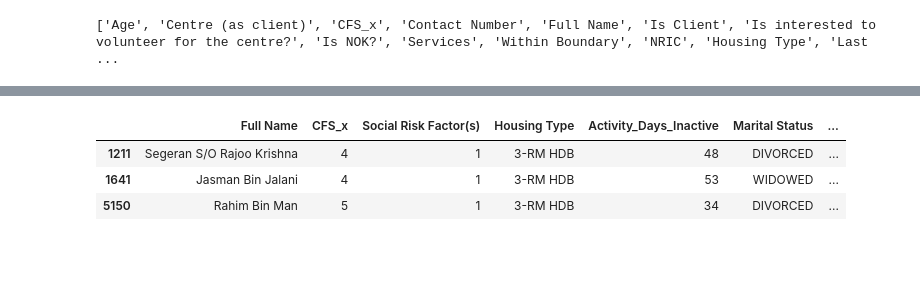
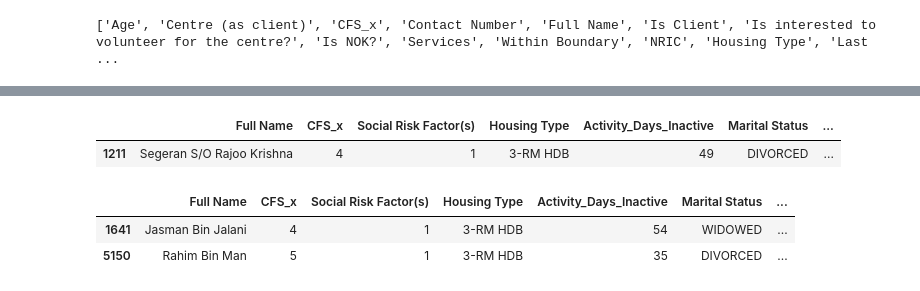
Before and after one commit to Subhitsha123/Algorithim, a Jupyter notebook: Tzu_Chi_data_Analytics.ipynb, the cells around one changed output, grey strips where cells are left out. Cells and saved outputs as stored; diff of their text form; code cells hidden in the pictures; blank space fills up the shorter version.

```diff
--- a/Tzu_Chi_data_Analytics.ipynb
+++ b/Tzu_Chi_data_Analytics.ipynb
@@ -56,7 +42,8 @@ final_df = pd.merge(
     last_session[['Phone', 'Activity_Days_Inactive']],
     left_on='Contact Number',
     right_on='Phone',
-    how='left'
+    how='left',
+    indicator=True
 )
 
 final_df['Activity_Days_Inactive'] = final_df['Activity_Days_Inactive'].fillna(999).astype(int)
@@ -206,3 +170,8 @@ def categorize_risk(row):
+# %%
+def compute_fall_risk(row):
+    fall1 = str(row.get('Fall Risk - Fallen in last 6 months', '')).strip().lower() == 'yes'
+    fall2 = str(row.get('Fall Risk - Unsteady or feel like falling', '')).strip().lower() == 'yes'
+    return fall1 or fall2
 # %%
 final_df['Risk Level'] = final_df.apply(categorize_risk, axis=1)
 # %%
@@ -228,6 +235,8 @@ df2
 print(final_df.columns.tolist())
 # %% [output]
 ['Age', 'Centre (as client)', 'CFS_x', 'Contact Number', 'Full Name', 'Is Client', 'Is interested to volunteer for the centre?', 'Is NOK?', 'Services', 'Within Boundary', 'NRIC', 'Housing Type', 'Last ...
+# %%
+final_df['fall_risk'] = final_df.apply(compute_fall_risk, axis=1)
 # %%
 columns_to_check = [
     'CFS_x',
@@ -276,14 +285,19 @@ relevant_columns = [
     'Degree of loneliness',
     'Has limited or no social interaction',
     'Instability of Conditions - conditions that make cognitive, ADL, mood or behaviour patterns unstable (fluctuating, precarious or deteriorating)',
+    'fall_risk',
     'Risk Level'
 ]
 
 display_df = final_df[relevant_columns]
+# %%
+display_df[display_df['Risk Level'] == 'R1']
+# %% [output]
+|  | Full Name | CFS_x | Social Risk Factor(s) | Housing Type | Activity_Days_Inactive | Marital Status | ... |
+| 1211 | Segeran S/O Rajoo Krishna | 4 | 1 | 3-RM HDB | 49 | DIVORCED | ... |
 # %%
-display_df[display_df['Risk Level'] == 'R2'].head()
+display_df[display_df['Risk Level'] == 'R2']
 # %% [output]
 |  | Full Name | CFS_x | Social Risk Factor(s) | Housing Type | Activity_Days_Inactive | Marital Status | ... |
-| 1211 | Segeran S/O Rajoo Krishna | 4 | 1 | 3-RM HDB | 48 | DIVORCED | ... |
-| 1641 | Jasman Bin Jalani | 4 | 1 | 3-RM HDB | 53 | WIDOWED | ... |
-| 5150 | Rahim Bin Man | 5 | 1 | 3-RM HDB | 34 | DIVORCED | ... |
+| 1641 | Jasman Bin Jalani | 4 | 1 | 3-RM HDB | 54 | WIDOWED | ... |
+| 5150 | Rahim Bin Man | 5 | 1 | 3-RM HDB | 35 | DIVORCED | ... |
```
Also changed, not shown: parts of 14 cells of this notebook.
